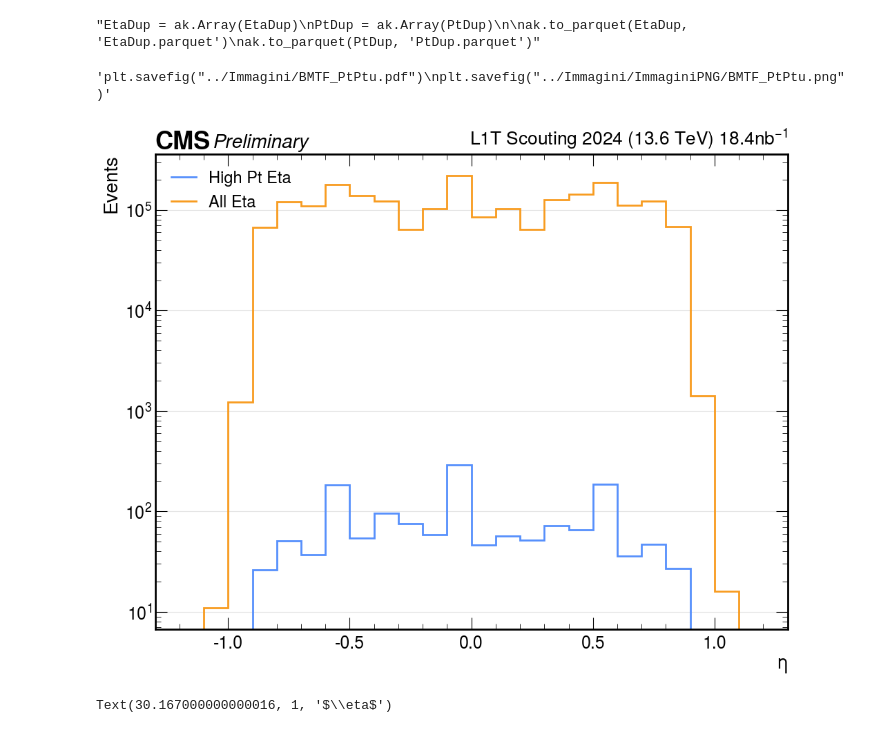
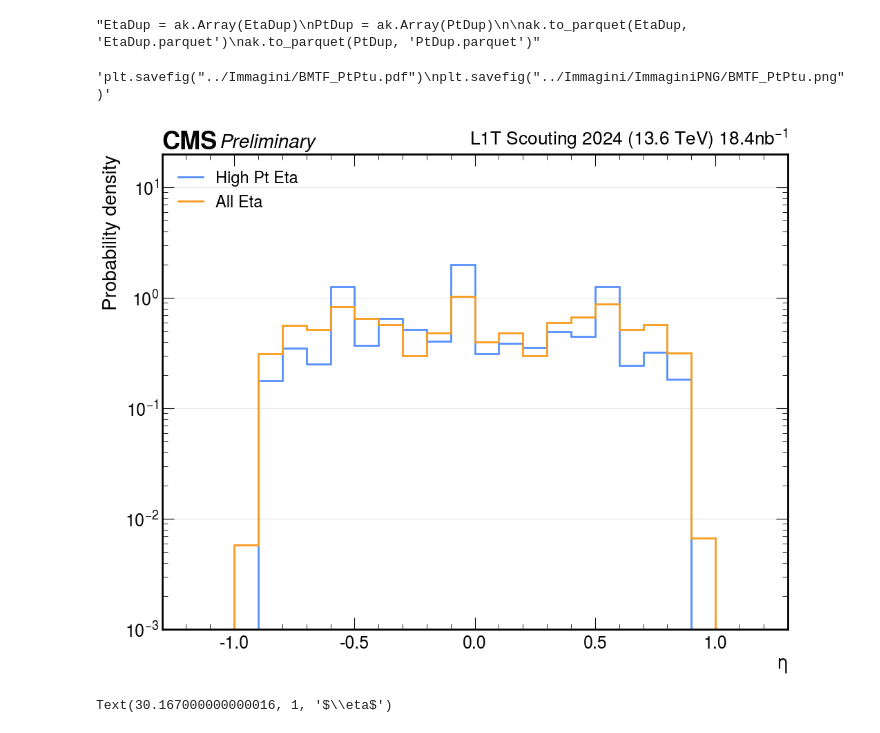
Before and after one commit to francescoreschio/Tesi-Triennale, a Jupyter notebook: Codice/DeltaRDef.ipynb, the cells around one changed output. Saved outputs shown, nothing was run; the diff lists cells and outputs as text; code cells hidden in the pictures.

```diff
--- a/Codice/DeltaRDef.ipynb
+++ b/Codice/DeltaRDef.ipynb
@@ -271,7 +380,5 @@ def DeltaRDist(nBmtfMuons, nGmtMuons, Bmtf_Phi, Gmt_Phi, Bmtf_Eta, Gmt_Eta, Bmtf
 # %%
-#with open('MuonsProperties2.pkl', 'wb') as f:
-#    pickle.dump(MuonsProperties, f)
-
-'''with open('dizionario.json', 'w') as file:
-    json.dump(MuonsProperties, file)'''
+#Save Dictionary
+'''with open('MuonMatchEff_LS133.pkl', 'wb') as f:
+    pickle.dump(MuonMatchEff_LS133, f)'''
 # %% [output]
@@ -279,6 +385,0 @@ def DeltaRDist(nBmtfMuons, nGmtMuons, Bmtf_Phi, Gmt_Phi, Bmtf_Eta, Gmt_Eta, Bmtf
-# %%
-with open('MuonsProperties.pkl', 'rb') as f:
-    MuonsProperties = pickle.load(f)
-
-'''with open('MuonsProperties2.pkl', 'rb') as f:
-    MuonsProperties2 = pickle.load(f)'''
@@ -287,3 +385,0 @@ with open('MuonsProperties.pkl', 'rb') as f:
-# %%
-MuonsProperties = ak.Array(MuonsProperties)
-#MuonsProperties2 = ak.Array(MuonsProperties2)
@@ -289,0 +388,4 @@ MuonsProperties = ak.Array(MuonsProperties)
+# %%
+'''#Save Dictionary
+with open('MuonMatchEff.pkl', 'wb') as f:
+    pickle.dump(MuonMatchEff, f)'''
@@ -780,36 +1095,37 @@ ak.to_parquet(PtDup, 'PtDup.parquet')'''
 # %%
 GmtEtaN = ak.flatten(GmtEta)
 
 binsDup = np.array(np.arange(-1.2, 1.2, 0.1))
 
 EtaDup_Hist = hist.Hist(hist.axis.Variable(binsDup, name="Eta", ))
 AllEta_Hist = hist.Hist(hist.axis.Variable(binsDup, name="AllEta", ))
 
 EtaDup_Hist.fill(Eta=EtaDup)
 AllEta_Hist.fill(AllEta=GmtEtaN)
 
 fig, ax = plt.subplots(figsize=FIGSIZE, constrained_layout=True)
 set_label_font(ax, FONTSIZE)
 set_tick_font(ax, FONTSIZE-2)
 draw_grid(ax, axis="y")
 draw_cms_label(ax, fontsize= FONTSIZE)
 
 
-hep.histplot(EtaDup_Hist, label = "High Pt Eta", ax=ax, yerr = False, lw = 2)
-hep.histplot(AllEta_Hist, label = "All Eta", ax=ax, yerr = False, lw = 2)
+hep.histplot(EtaDup_Hist, label = "High Pt Eta", ax=ax, yerr = False, lw = 2, density = True)
+hep.histplot(AllEta_Hist, label = "All Eta", ax=ax, yerr = False, lw = 2, density = True)
 
 ax.set_yscale('log')
-ax.set_xlabel("$\eta$")
-ax.set_ylabel("Events")
+ax.set_xlabel(r"$\eta$")
+ax.set_ylabel("Probability density")
 ax.set_xlim(-1.3, 1.3)
+ax.set_ylim(0.001, 20)
 
 ax.legend(loc='upper left', fontsize = FONTSIZE - 3)
 
 '''plt.savefig("../Immagini/BMTF_PtPtu.pdf")
 plt.savefig("../Immagini/ImmaginiPNG/BMTF_PtPtu.png")'''
 # %% [output]
 'plt.savefig("../Immagini/BMTF_PtPtu.pdf")\nplt.savefig("../Immagini/ImmaginiPNG/BMTF_PtPtu.png")'
-[figure, old version]
+[figure, new version]
 # %%
 PtRange = np.arange(100, 265, 15)
 EtaRange = np.arange(-1, 1.2, 0.2)
```
Also changed, not shown: parts of 29 cells of this notebook, 2 other files.
